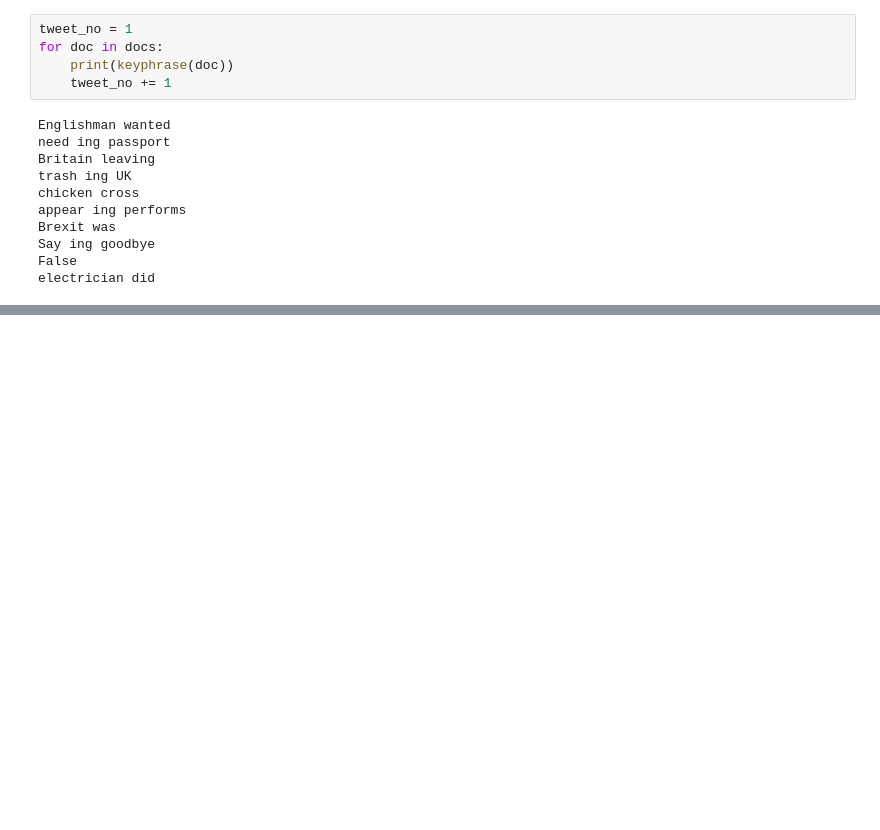
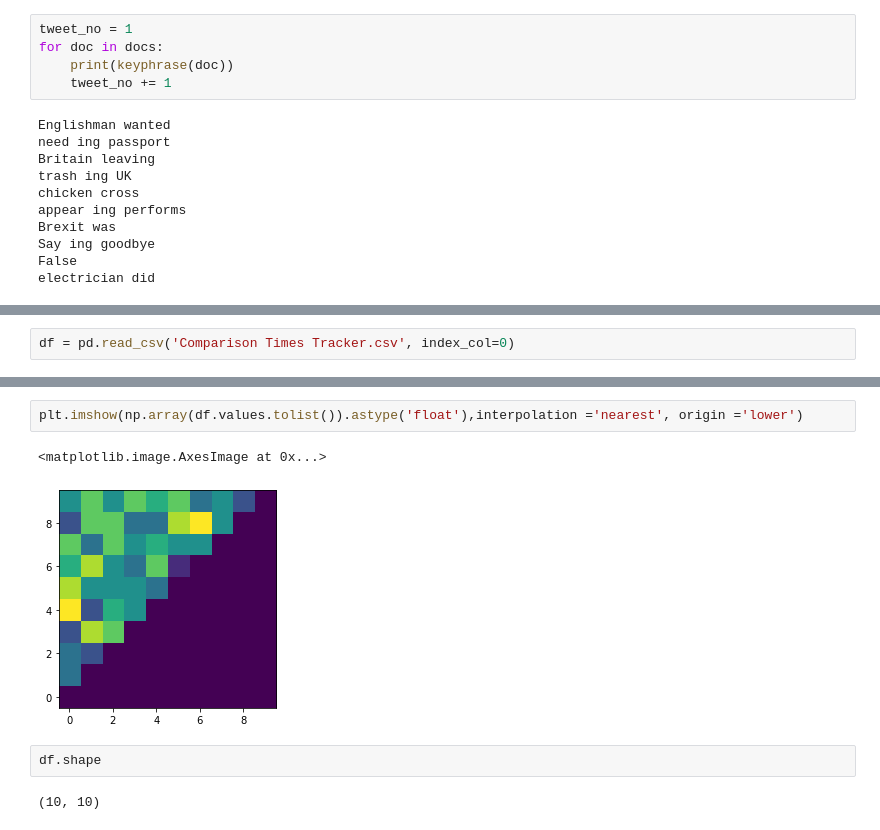
Before and after one commit to codingWithAndy/CDT_MSc_Thesis, a Jupyter notebook: Implementation/Exploration/tweet_feedback.ipynb, the cells around one changed output, grey strips where cells are left out. Saved outputs shown, nothing was run; the diff lists cells and outputs as text; blank space fills up the shorter version.

```diff
--- a/Implementation/Exploration/tweet_feedback.ipynb
+++ b/Implementation/Exploration/tweet_feedback.ipynb
@@ -498,0 +543,2 @@ electrician did
+# %%
+df = pd.read_csv('Comparison Times Tracker.csv', index_col=0)
@@ -498,0 +559,9 @@ electrician did
+# %%
+plt.imshow(np.array(df.values.tolist()).astype('float'),interpolation ='nearest', origin ='lower')
+# %% [output]
+<matplotlib.image.AxesImage at 0x...>
+[figure, added]
+# %%
+df.shape
+# %% [output]
+(10, 10)
```
Also changed, not shown: parts of 20 cells of this notebook.
